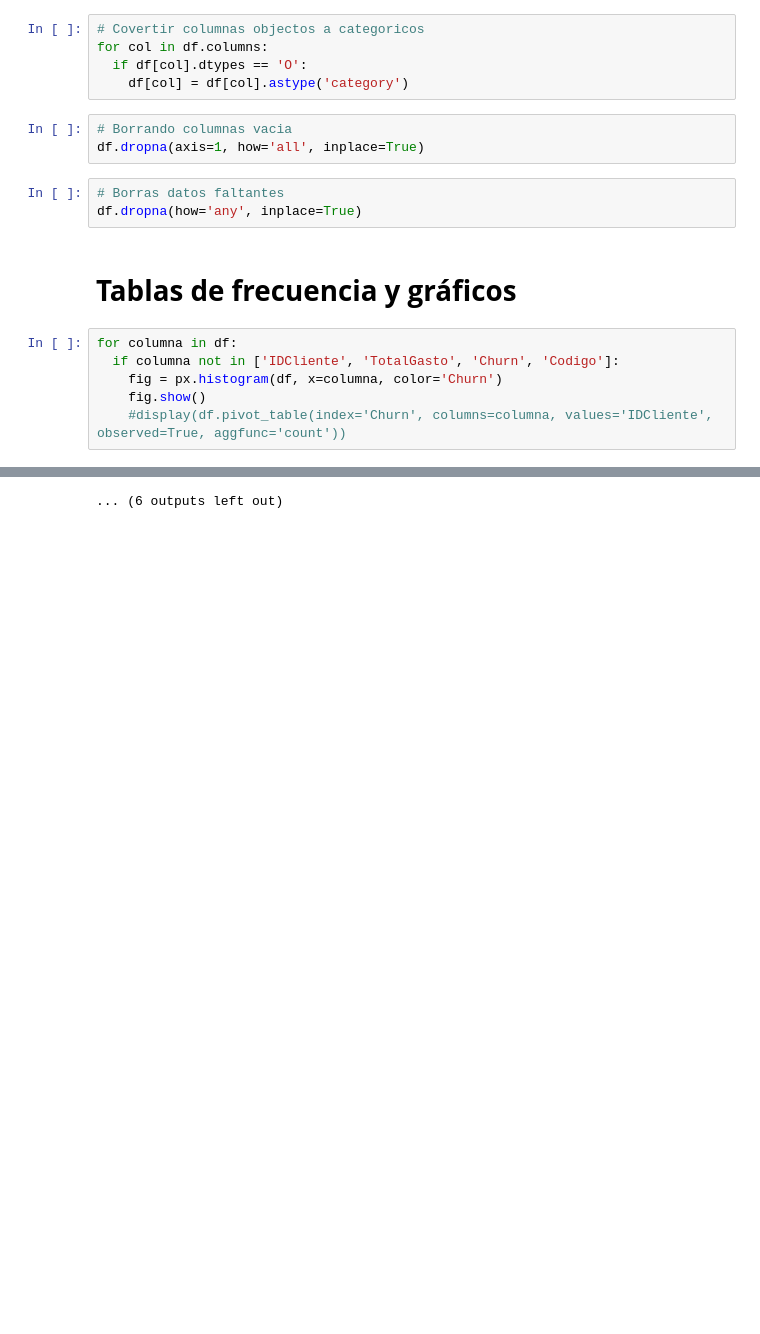
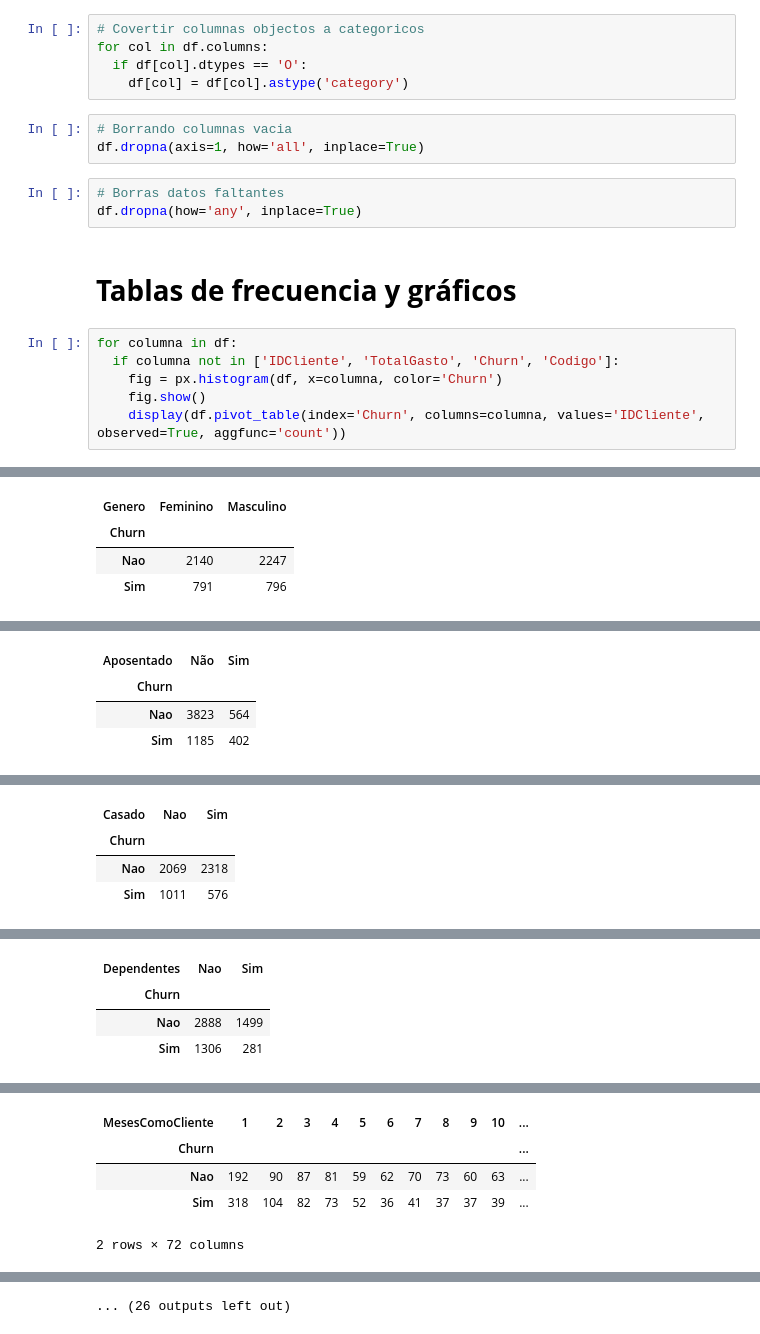
Before and after one commit to renegarcialuces/Analisis-de-Datos-Portafolio, a Jupyter notebook: ED02.ipynb, the cells around one changed output, grey strips where cells are left out. Saved outputs shown, nothing was run; the diff lists cells and outputs as text; blank space fills up the shorter version.

```diff
--- a/ED02.ipynb
+++ b/ED02.ipynb
@@ -133,13 +133,34 @@ df.dropna(how='any', inplace=True)
 # %%
 for columna in df:
   if columna not in ['IDCliente', 'TotalGasto', 'Churn', 'Codigo']:
     fig = px.histogram(df, x=columna, color='Churn')
     fig.show()
-    #display(df.pivot_table(index='Churn', columns=columna, values='IDCliente', observed=True, aggfunc='count'))
+    display(df.pivot_table(index='Churn', columns=columna, values='IDCliente', observed=True, aggfunc='count'))
 # %% [output]
 [interactive output not drawn]
+| Genero | Feminino | Masculino |
+| Churn |  |  |
+| Nao | 2140 | 2247 |
+| Sim | 791 | 796 |
 [interactive output not drawn]
+| Aposentado | Não | Sim |
+| Churn |  |  |
+| Nao | 3823 | 564 |
+| Sim | 1185 | 402 |
 [interactive output not drawn]
+| Casado | Nao | Sim |
+| Churn |  |  |
+| Nao | 2069 | 2318 |
+| Sim | 1011 | 576 |
 [interactive output not drawn]
+| Dependentes | Nao | Sim |
+| Churn |  |  |
+| Nao | 2888 | 1499 |
+| Sim | 1306 | 281 |
 [interactive output not drawn]
+| MesesComoCliente | 1 | 2 | 3 | 4 | 5 | 6 | 7 | 8 | 9 | 10 | ... |
+| Churn |  |  |  |  |  |  |  |  |  |  | ... |
+| Nao | 192 | 90 | 87 | 81 | 59 | 62 | 70 | 73 | 60 | 63 | ... |
+| Sim | 318 | 104 | 82 | 73 | 52 | 36 | 41 | 37 | 37 | 39 | ... |
+2 rows × 72 columns
 [interactive output not drawn]
@@ -152 +167 @@ for columna in df:
-... (6 outputs left out)
+... (26 outputs left out)
```
Also changed, not shown: parts of 1 cell of this notebook.
